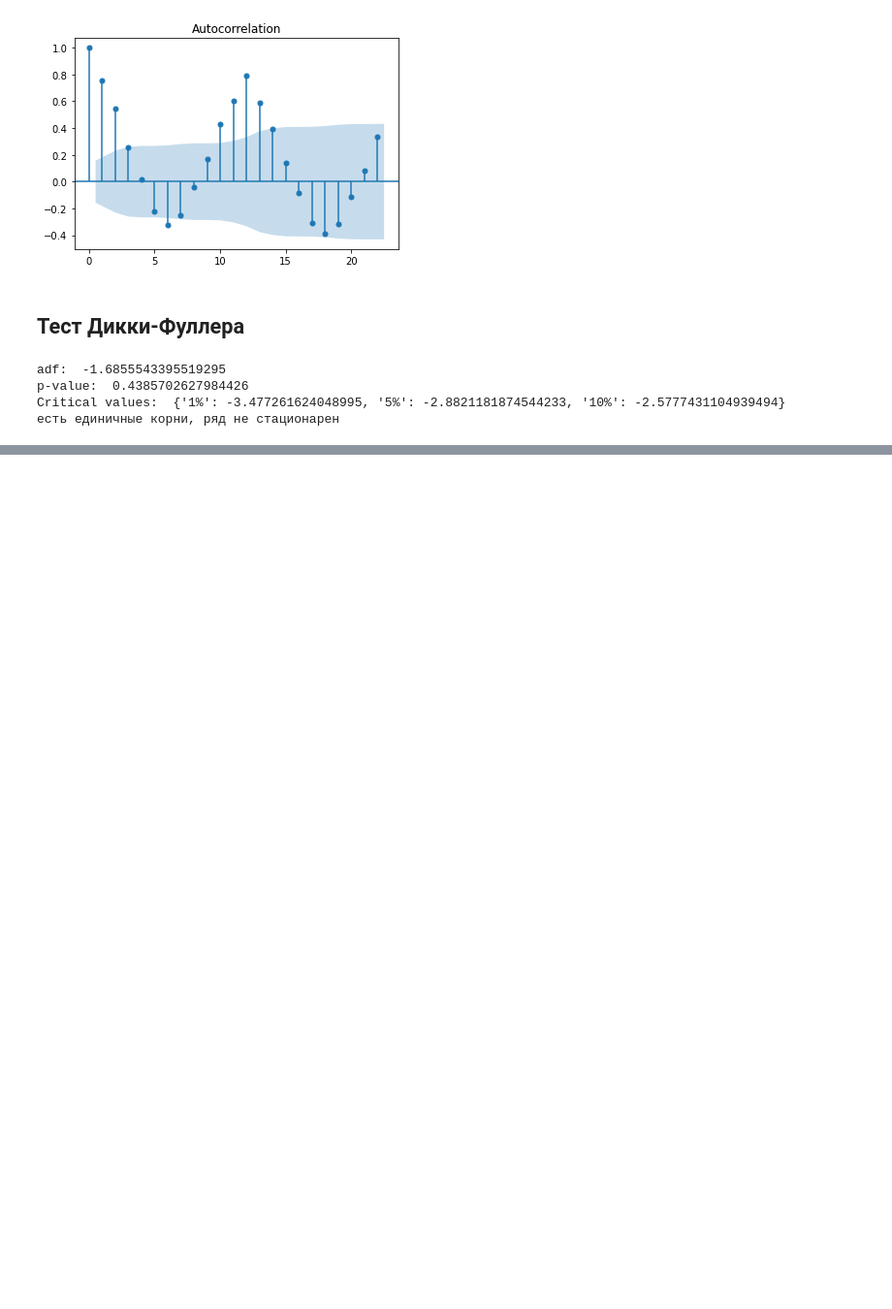
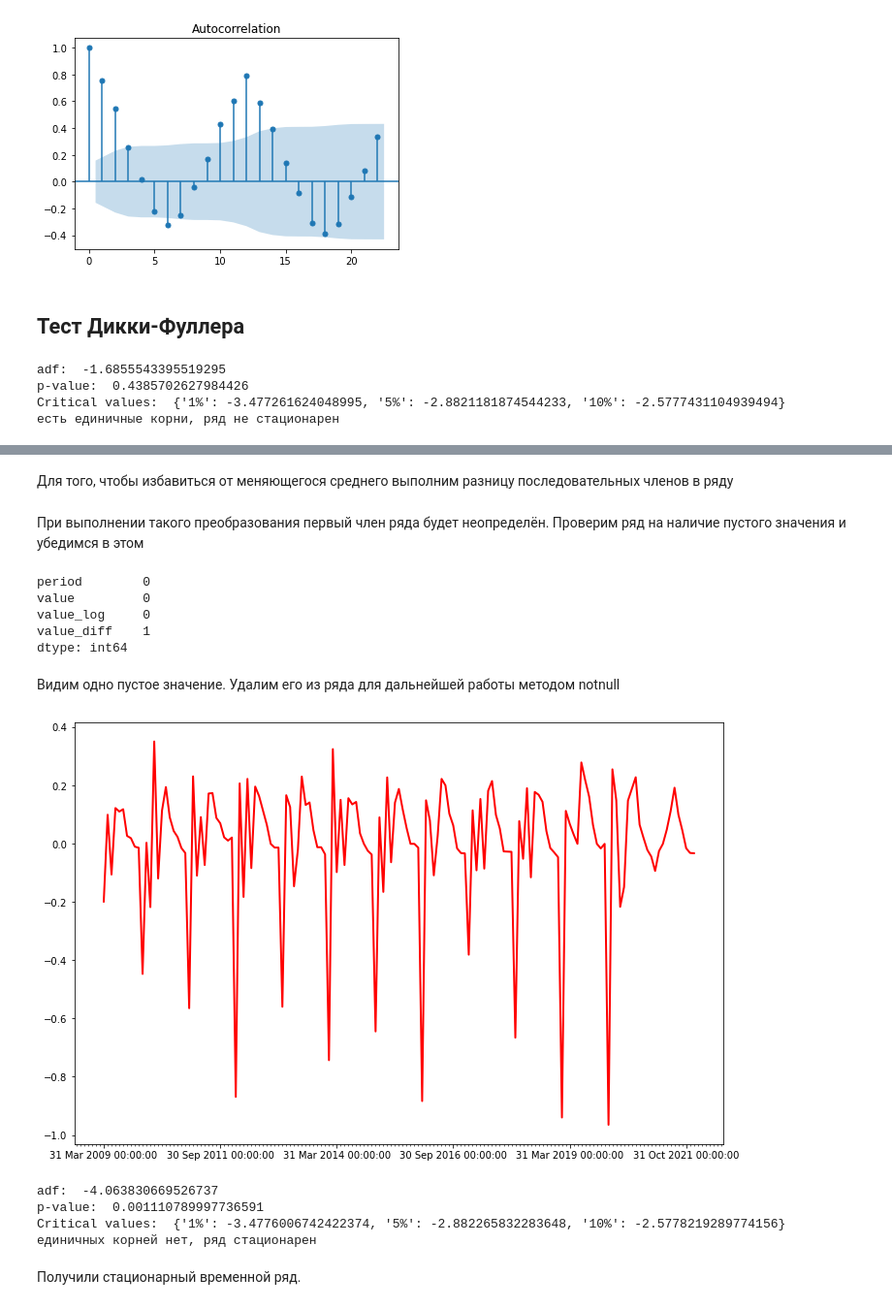
Before and after one commit to maximvscow/birthrate, a Jupyter notebook: Divorce & Marriage.ipynb, the cells around one changed output, grey strips where cells are left out. Shown at 97% size. Drawn from its saved outputs; the diff is of its cells as text; code cells hidden in the pictures; blank space fills up the shorter version.

Commit message:
Приведение к стационарному временному ряду

```diff
--- a/Divorce & Marriage.ipynb
+++ b/Divorce & Marriage.ipynb
@@ -124,0 +135,2 @@ Changes not staged for commit:
+# %%
+stat_df = new_df
@@ -124,0 +159,2 @@ Changes not staged for commit:
+# %%
+stat_df['value_log'] = np.log(stat_df['value'])
@@ -124,0 +177,53 @@ Changes not staged for commit:
+# %% [markdown]
+Для того, чтобы избавиться от меняющегося среднего выполним разницу последовательных членов в ряду
+# %%
+stat_df['value_diff'] = stat_df['value_log'] - stat_df['value_log'].shift(1)
+# %% [markdown]
+При выполнении такого преобразования первый член ряда будет неопределён. Проверим ряд на наличие пустого значения и убедимся в этом
+# %%
+stat_df.isna().sum()
+# %% [output]
+period        0
+value         0
+value_log     0
+value_diff    1
+dtype: int64
+# %% [markdown]
+Видим одно пустое значение. Удалим его из ряда для дальнейшей работы методом notnull
+# %%
+stat_df = stat_df[pd.notnull(stat_df['value_diff'])]
+# %%
+fig, ax = plt.subplots()
+
+x = stat_df['period']
+y = stat_df['value_diff']
+
+ax.plot(x, y, color = 'r', linewidth = 2)
+
+#  Исправление формата подписей оси x
+ax.xaxis.set_major_locator(ticker.MultipleLocator(30))
+ax.xaxis.set_minor_locator(ticker.MultipleLocator(1))
+
+
+fig.set_figwidth(12)
+fig.set_figheight(8)
+
+plt.show()
+# %% [output]
+[figure, added]
+# %%
+test = sm.tsa.stattools.adfuller(stat_df['value_diff'])
+print('adf: ', test[0])
+print('p-value: ', test[1])
+print('Critical values: ', test[4])
+if test[0]> test[4]['5%']:
+    print('есть единичные корни, ряд не стационарен')
+else:
+    print('единичных корней нет, ряд стационарен')
+# %% [output]
+adf:  -4.063830669526737
+p-value:  0.001110789997736591
+Critical values:  {'1%': -3.4776006742422374, '5%': -2.882265832283648, '10%': -2.5778219289774156}
+единичных корней нет, ряд стационарен
+# %% [markdown]
+Получили стационарный временной ряд.
```
Also changed, not shown: parts of 15 cells of this notebook.
